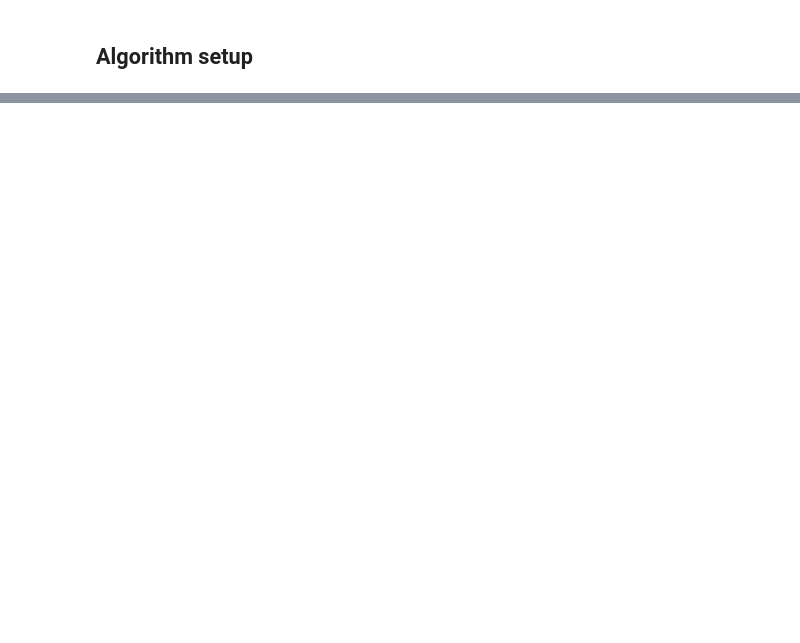
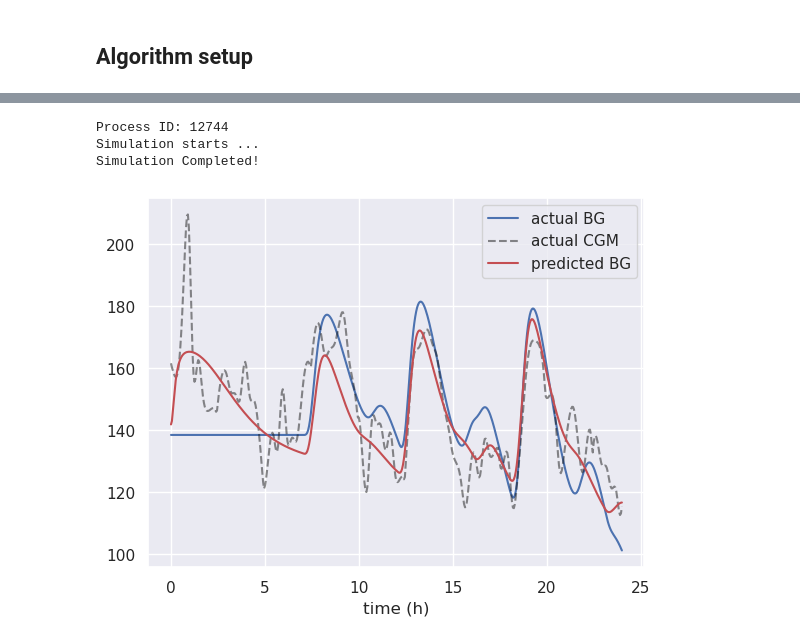
Before and after one commit to v15hv4/PINN-CGM, a Jupyter notebook: sg_usage.ipynb, the cells around one changed output, grey strips where cells are left out. Drawn from its saved outputs; the diff is of its cells as text; code cells hidden in the pictures; blank space fills up the shorter version.

```diff
--- a/sg_usage.ipynb
+++ b/sg_usage.ipynb
@@ -88,6 +88,7 @@ data = pd.read_csv("results/adult#001.csv")
 
 # destructure data
 data_t = data["Time"].map(lambda d: dt2int(d, fmt="%Y-%m-%d %H:%M:%S.%f")).to_numpy()
+data_BG = data["BG"].to_numpy()
 data_CGM = data["CGM"].to_numpy()
 data_CHO = data["CHO"].to_numpy()
 data_insulin = data["insulin"].to_numpy()
@@ -265,0 +267,15 @@ Simulation Completed!
+# %%
+pred_CGM = objective(construct_params(hof[0]), sensor, pump, case_scenario, controller)
+# %% [output]
+Process ID: 12744
+Simulation starts ...
+Simulation Completed!
+# %%
+plt.plot(data_t / 3600, data_BG, "b", label="actual BG")
+plt.plot(data_t / 3600, data_CGM, "k--", label="actual CGM", alpha=0.5)
+plt.plot(data_t / 3600, pred_CGM, "r", label="predicted BG")
+plt.xlabel("time (h)")
+plt.legend()
+plt.show()
+# %% [output]
+[figure, added]
```
Also changed, not shown: parts of 9 cells of this notebook, 9 other files.
